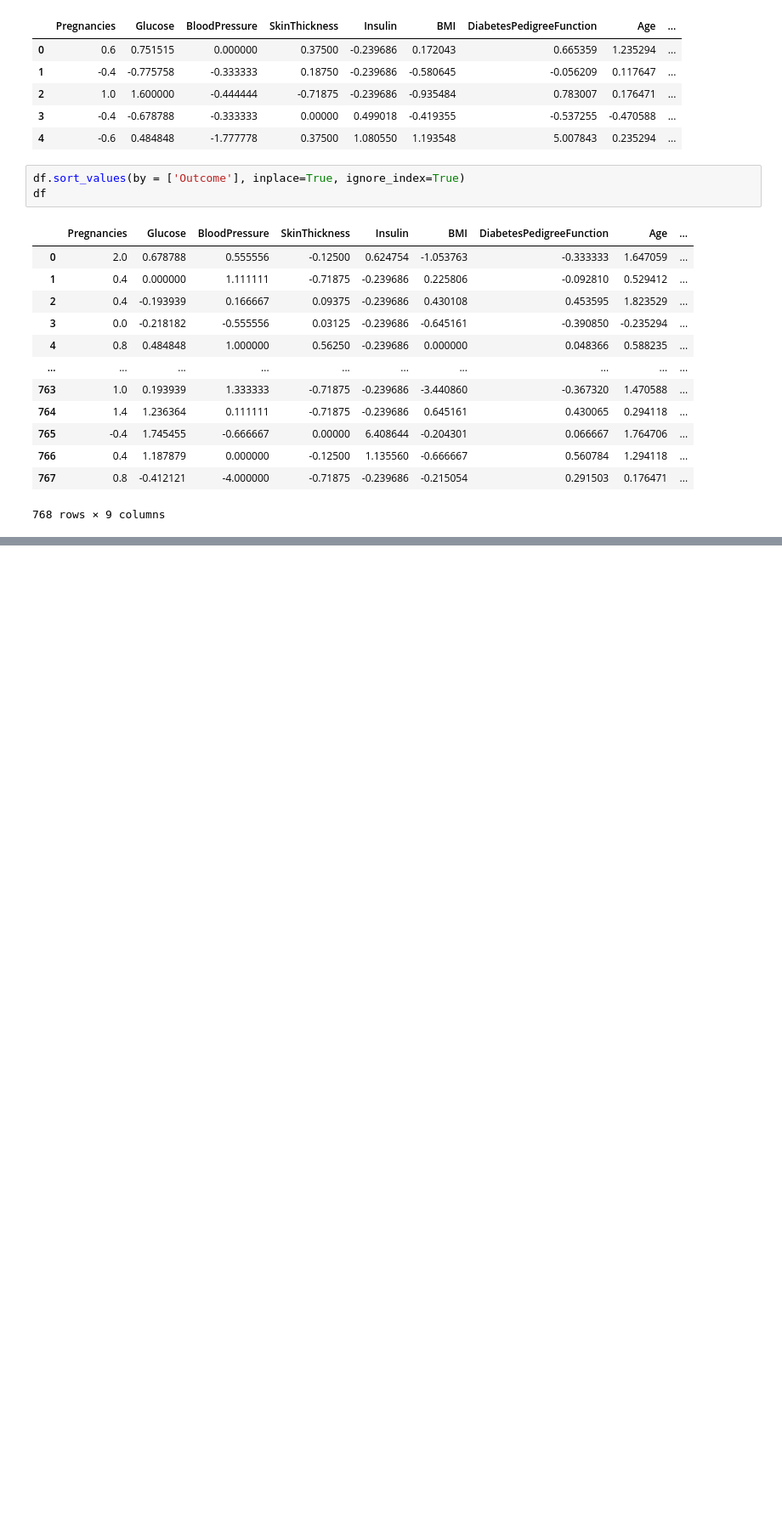
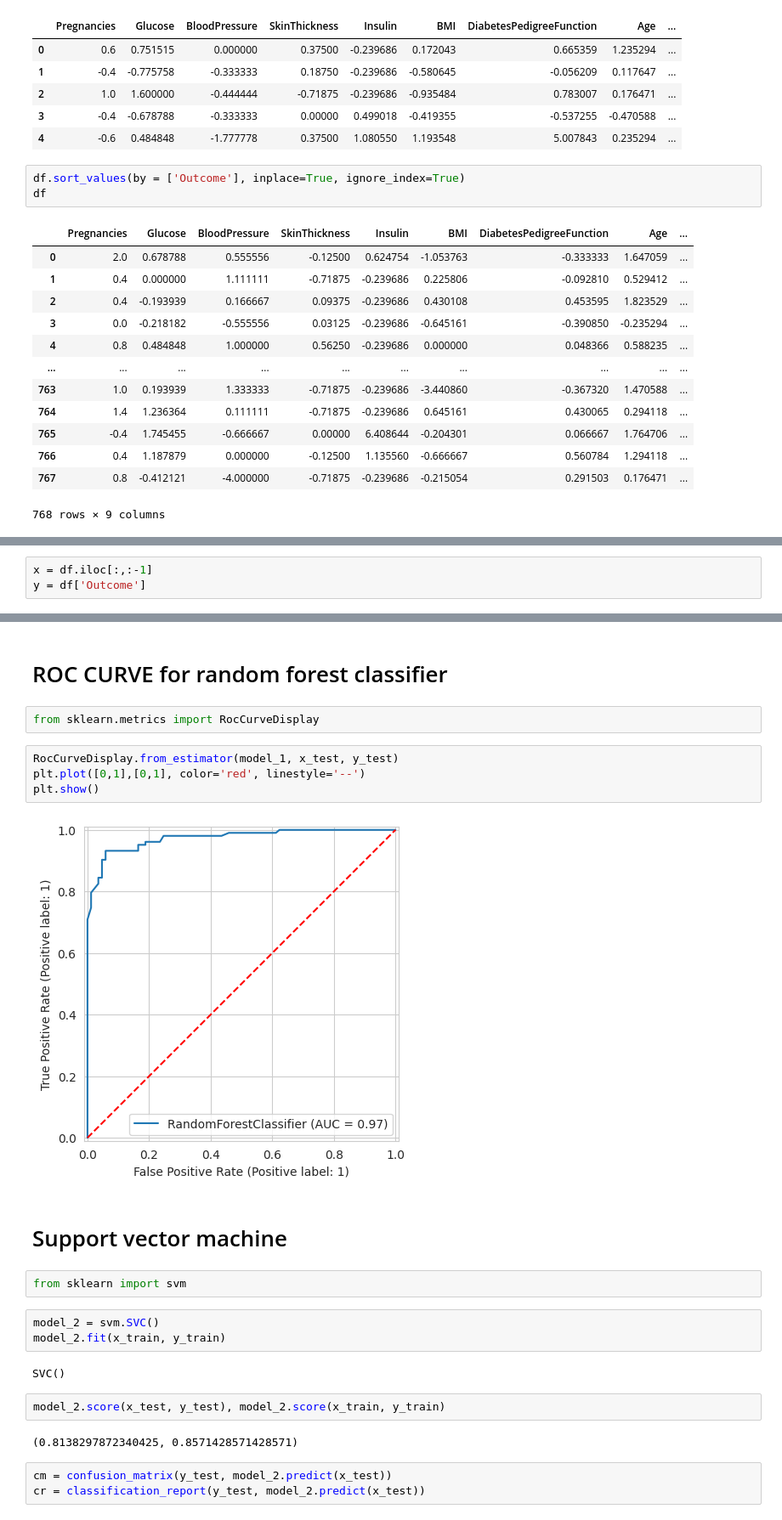
Before and after one commit to Ebratul/practices, a Jupyter notebook: diabetis_kaggle.ipynb, the cells around one changed output, grey strips where cells are left out. Shown: that part at 85% size. Cells and saved outputs as stored; diff of their text form; blank space fills up the shorter version.

```diff
--- a/diabetis_kaggle.ipynb
+++ b/diabetis_kaggle.ipynb
@@ -179,0 +421,3 @@ df
+# %%
+x = df.iloc[:,:-1]
+y = df['Outcome']
@@ -179,0 +474,26 @@ df
+# %% [markdown]
+# ROC CURVE for random forest classifier
+# %%
+from sklearn.metrics import RocCurveDisplay
+# %%
+RocCurveDisplay.from_estimator(model_1, x_test, y_test)
+plt.plot([0,1],[0,1], color='red', linestyle='--')
+plt.show()
+# %% [output]
+[figure, added]
+# %% [markdown]
+# Support vector machine
+# %%
+from sklearn import svm
+# %%
+model_2 = svm.SVC()
+model_2.fit(x_train, y_train)
+# %% [output]
+SVC()
+# %%
+model_2.score(x_test, y_test), model_2.score(x_train, y_train)
+# %% [output]
+(0.8138297872340425, 0.8571428571428571)
+# %%
+cm = confusion_matrix(y_test, model_2.predict(x_test))
+cr = classification_report(y_test, model_2.predict(x_test))
```
Also changed, not shown: parts of 39 cells of this notebook.
